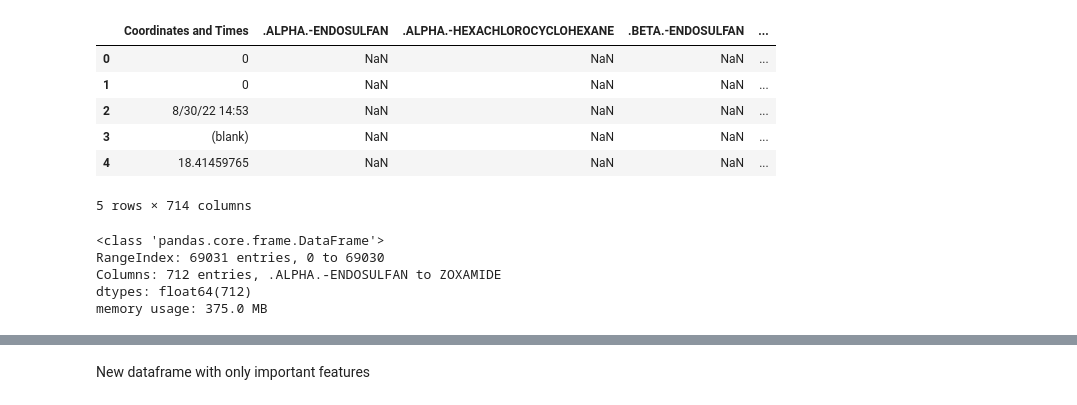
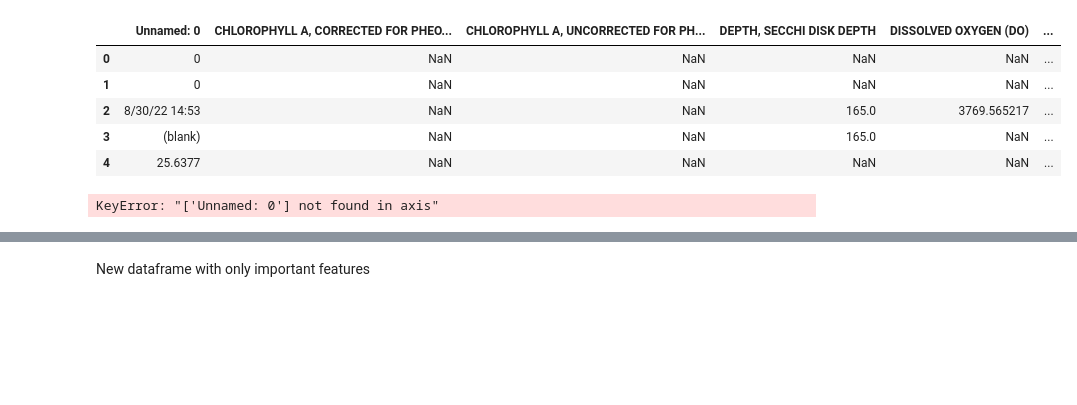
Before and after one commit to RoaringCamels/Predicting-quality-levels-in-water, a Jupyter notebook: Fornoavg.ipynb, the cells around one changed output, grey strips where cells are left out. Cells and saved outputs as stored; diff of their text form; code cells hidden in the pictures; blank space fills up the shorter version.

```diff
--- a/Fornoavg.ipynb
+++ b/Fornoavg.ipynb
@@ -1,32 +1,31 @@
 # %%
 import pandas as pd
 import numpy as np
 import matplotlib.pyplot as plt
 import matplotlib.dates as mdates
 import seaborn as sns
 import warnings
 from math import exp
 from scipy import stats
 from sklearn.model_selection import train_test_split
 from sklearn.linear_model import LogisticRegression
 from sklearn.preprocessing import scale
 from sklearn import preprocessing
 from sklearn.metrics import accuracy_score, classification_report, confusion_matrix
 
 # Ignore warning messages.
 warnings.filterwarnings("ignore")
 
 # Read data from the csv file and convert it into a dataframe.
-df = pd.read_csv('/Users/andrewzhou/Documents/2023 Summer Research/Organized-noavg.csv')
+df = pd.read_csv('/Users/andrewzhou/Downloads/WQ 07-05-22 to 07-05-23, Consistent Units.csv')
 
 df.head()
 # %% [output]
-|  | Coordinates and Times | .ALPHA.-ENDOSULFAN | .ALPHA.-HEXACHLOROCYCLOHEXANE | .BETA.-ENDOSULFAN | ... |
-| 0 | 0 | NaN | NaN | NaN | ... |
-| 1 | 0 | NaN | NaN | NaN | ... |
-| 2 | 8/30/22 14:53 | NaN | NaN | NaN | ... |
-| 3 | (blank) | NaN | NaN | NaN | ... |
-| 4 | 18.41459765 | NaN | NaN | NaN | ... |
+|  | Unnamed: 0 | CHLOROPHYLL A, CORRECTED FOR PHEO... | CHLOROPHYLL A, UNCORRECTED FOR PH... | DEPTH, SECCHI DISK DEPTH | DISSOLVED OXYGEN (DO) | ... |
+| 0 | 0 | NaN | NaN | NaN | NaN | ... |
+| 1 | 0 | NaN | NaN | NaN | NaN | ... |
+| 2 | 8/30/22 14:53 | NaN | NaN | 165.0 | 3769.565217 | ... |
+| 3 | (blank) | NaN | NaN | 165.0 | NaN | ... |
+| 4 | 25.6377 | NaN | NaN | NaN | NaN | ... |
-5 rows × 714 columns
 # %%
 #look at the tail of the dataframe
@@ -34,15 +33,7 @@ df.info()
 # %%
-df.drop(columns='Coordinates and Times',axis=1,inplace=True)
-df.drop(columns='ORTHOPHOSPHATE',axis=1,inplace=True)
-
-
-df.info()
+df.drop(columns='Unnamed: 0',axis=1,inplace=True)
 # %% [output]
-<class 'pandas.core.frame.DataFrame'>
-RangeIndex: 69031 entries, 0 to 69030
-Columns: 712 entries, .ALPHA.-ENDOSULFAN to ZOXAMIDE
-dtypes: float64(712)
-memory usage: 375.0 MB
+KeyError: "['Unnamed: 0'] not found in axis"
 # %%
 #df['NITROGEN, MIXED FORMS (NH3), (NH4), ORGANIC, (NO2) AND (NO3)'] = pd.to_numeric(df['NITROGEN, MIXED FORMS (NH3), (NH4), ORGANIC, (NO2) AND (NO3)'], errors='coerce')
 #df = df.replace(np.nan, 0, regex=True)
```
Also changed, not shown: parts of 18 cells of this notebook, 1 other file.
